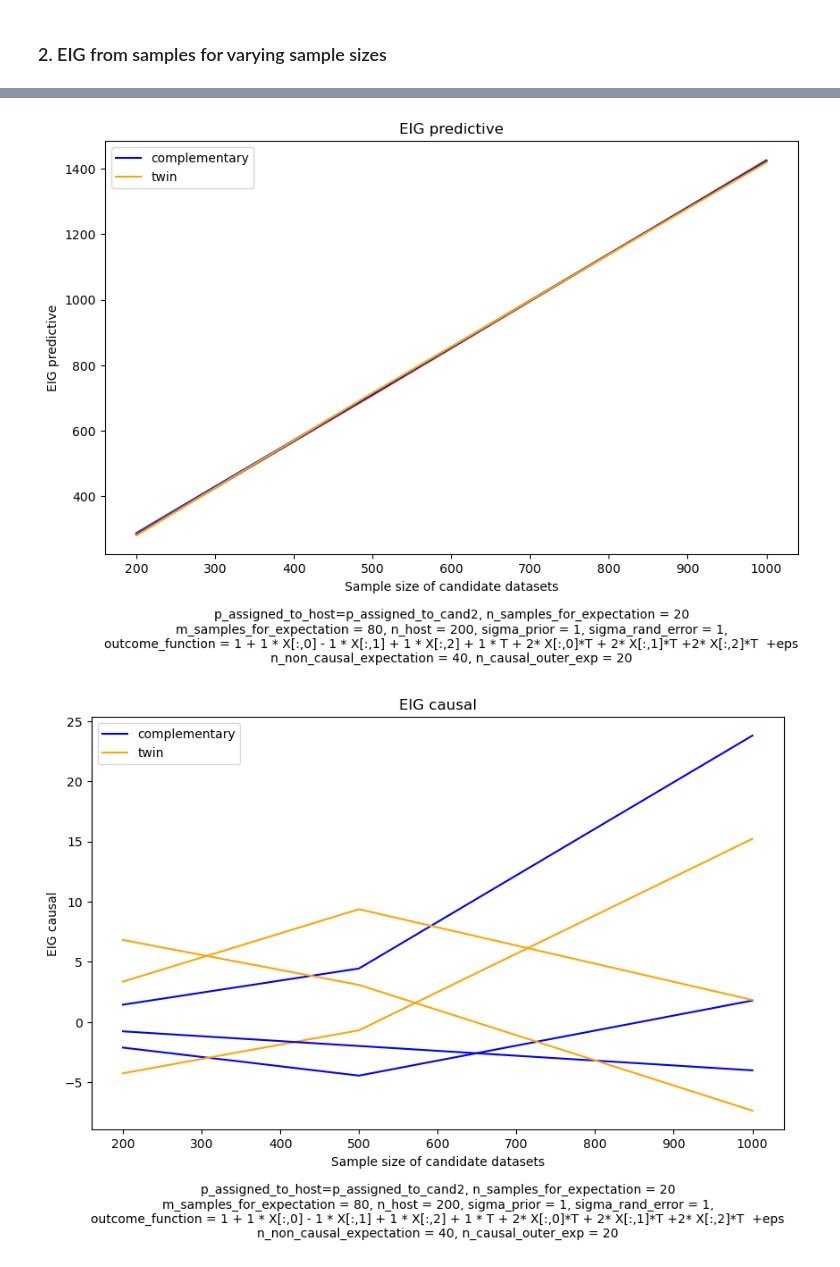
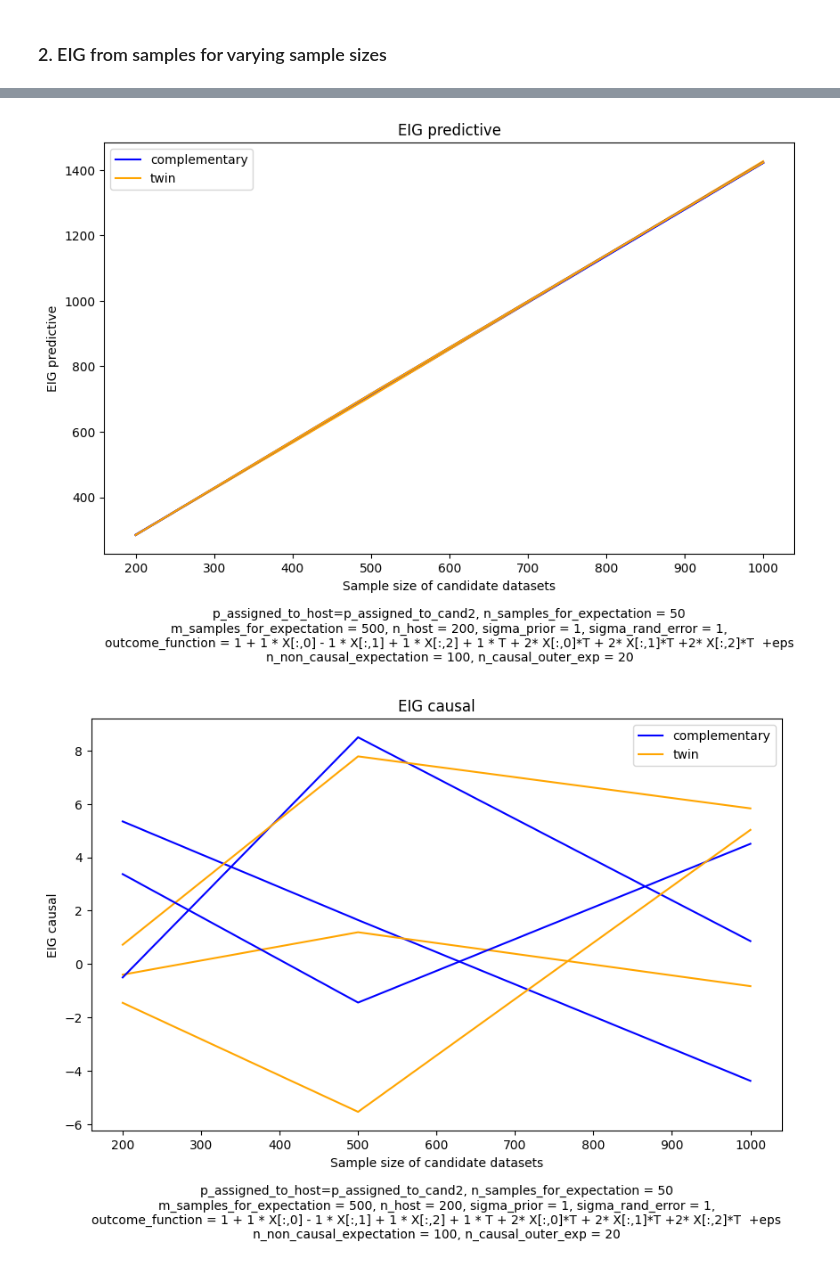
Before and after one commit to LucileTerminassian/causal_prospective_merge, a Jupyter notebook: linear_experiments.ipynb, the cells around one changed output, grey strips where cells are left out. Cells and saved outputs as stored; diff of their text form; code cells hidden in the pictures.

```diff
--- a/linear_experiments.ipynb
+++ b/linear_experiments.ipynb
@@ -79,15 +79,15 @@ if not plot_additional:
 else:
     dict_additional_plots_obs, dict_additional_plots_caus = eig_closed_form_exact_datasets(data_parameters, sigma_rand_error, prior_hyperparameters, n_mc)
 
-EIG_obs_samples_across_seeds, EIG_caus_samples_across_seeds = [], []
+EIG_obs_closed_form_across_seeds, EIG_caus_closed_form_across_seeds = [], []
 
 for i in range (n_seeds):
     EIG_obs_closed_form, EIG_caus_closed_form = eig_closed_form_varying_sample_size(data_parameters, sigma_rand_error, prior_hyperparameters, n_mc)
-    if len(EIG_obs_samples_across_seeds)==0:
-        EIG_obs_samples_across_seeds= EIG_obs_closed_form
-        EIG_caus_samples_across_seeds = EIG_caus_closed_form
+    if len(EIG_obs_closed_form_across_seeds)==0:
+        EIG_obs_closed_form_across_seeds= EIG_obs_closed_form
+        EIG_caus_closed_form_across_seeds = EIG_caus_closed_form
     else:
-        EIG_obs_samples_across_seeds = np.vstack((EIG_obs_samples_across_seeds, EIG_obs_closed_form))
-        EIG_caus_samples_across_seeds = np.vstack((EIG_caus_samples_across_seeds, EIG_caus_closed_form))
+        EIG_obs_closed_form_across_seeds = np.vstack((EIG_obs_closed_form_across_seeds, EIG_obs_closed_form))
+        EIG_caus_closed_form_across_seeds = np.vstack((EIG_caus_closed_form_across_seeds, EIG_caus_closed_form))
 # %% [output]
 For a sample size in mirror and host of 200
@@ -121,9 +126,9 @@ plot_array(dict_additional_plots_caus, n_both_candidates_list, EIG_caus_samples_
 # %% [markdown]
 ### 2. EIG from samples for varying sample sizes
 # %%
-n_non_causal_expectation = 40
-n_samples_for_expectation = 20
-m_samples_for_expectation = 80
+n_non_causal_expectation = 100
+n_samples_for_expectation = 50
+m_samples_for_expectation = 500
 n_causal_outer_exp = 20
 
 # n_non_causal_expectation = 50
@@ -184,12 +189,12 @@ path_obs_samples = 0
 plot_array(dict_additional_plots_obs, n_both_candidates_list, EIG_obs_samples_across_seeds, axis_names= ['Sample size of candidate datasets', 'EIG predictive'], names=['complementary','twin'],
            text= text_l1+ '\n' + text_l2+ '\n' + text_l3+ '\n' + text_l4, title= 'EIG predictive', save=path_obs_samples)
 # %% [output]
-[figure, old version]
+[figure, new version]
 # %%
-path_caus_samples = '/Users/lucile/causal_info_gain/plots/eig_caus_samples'
+# path_caus_samples = '/Users/lucile/causal_info_gain/plots/eig_caus_samples'
 path_caus_samples = 0
 
 plot_array(dict_additional_plots_caus, n_both_candidates_list, EIG_caus_samples_across_seeds, axis_names= ['Sample size of candidate datasets', 'EIG causal'], names=['complementary','twin'],
            text= text_l1+ '\n' + text_l2+ '\n' + text_l3+ '\n' + text_l4, title= 'EIG causal', save=path_caus_samples)
 # %% [output]
-[figure, old version]
+[figure, new version]
```
Also changed, not shown: parts of 5 cells of this notebook, 2 other files.
